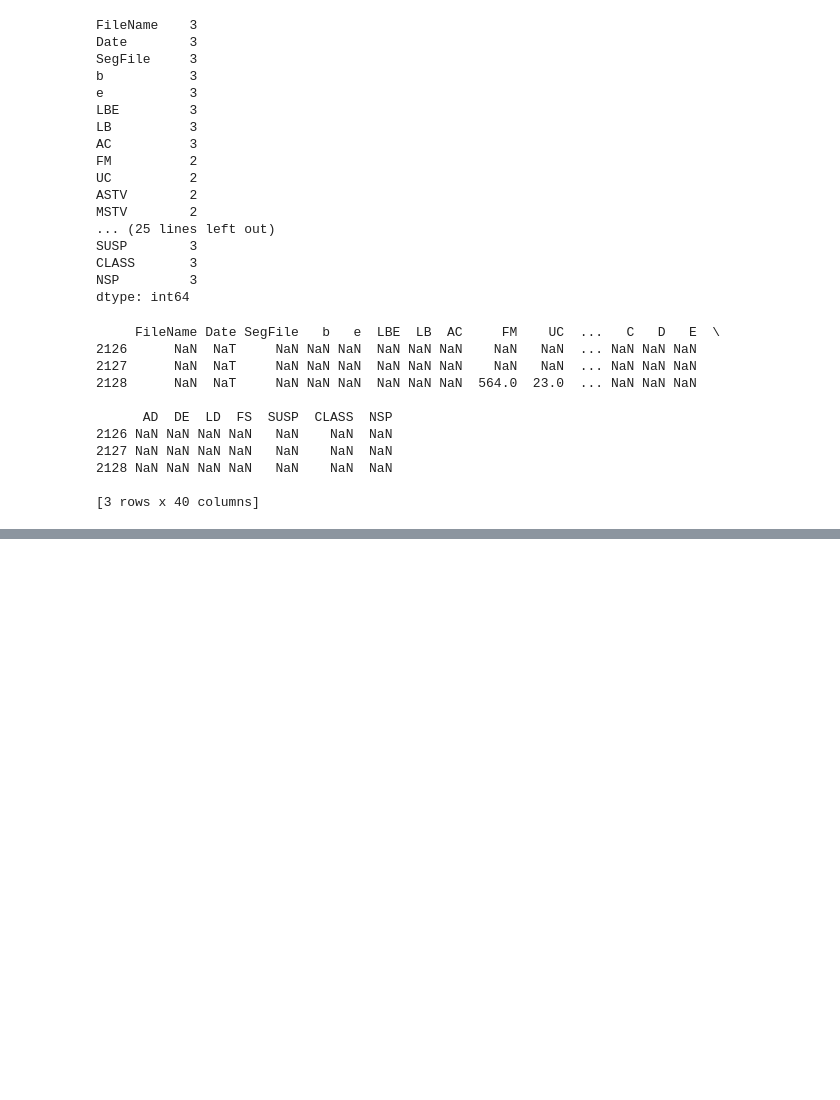
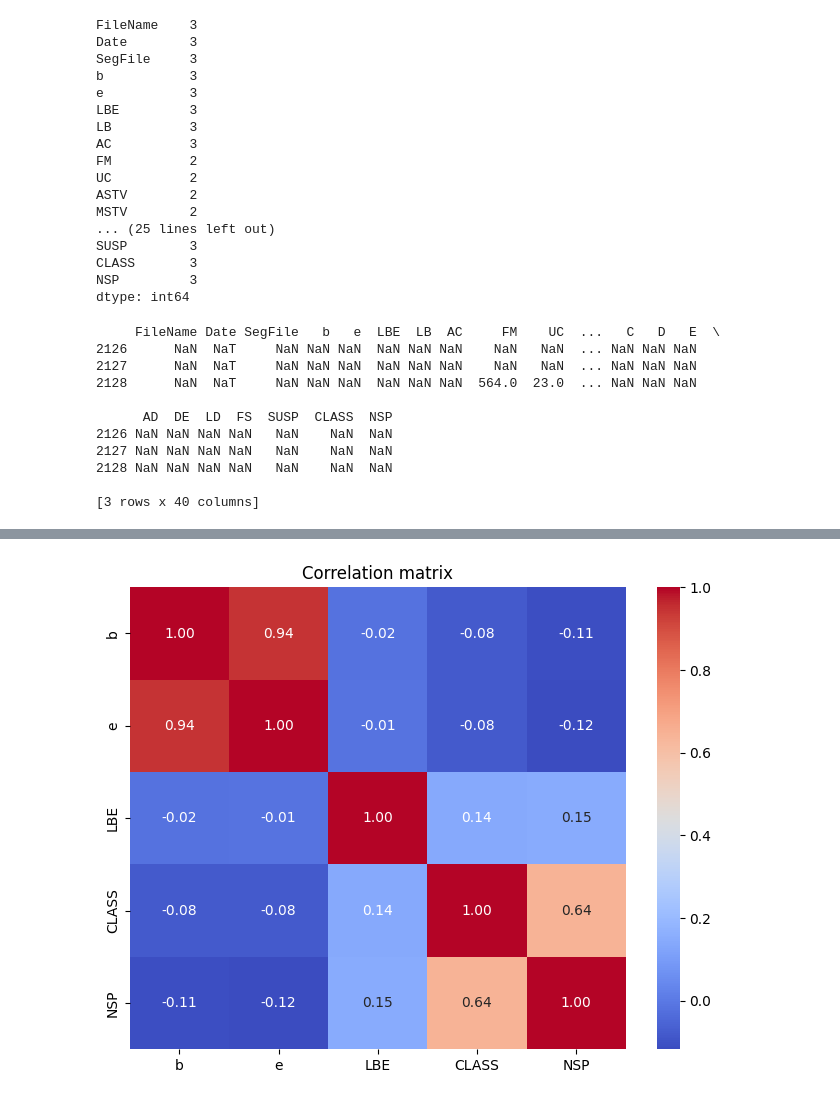
Before and after one commit to minhnion/CTG-Based_Fetal_Health_and_Neurobehavior_Classification, a Jupyter notebook: notebooks/eda.ipynb, the cells around one changed output, grey strips where cells are left out. Drawn from its saved outputs; the diff is of its cells as text; code cells hidden in the pictures; blank space fills up the shorter version.

```diff
--- a/notebooks/eda.ipynb
+++ b/notebooks/eda.ipynb
@@ -97,0 +130,9 @@ df_clean.shape
+# %%
+cols = ['b','e','LBE','CLASS','NSP']
+corr = data_clean[cols].corr()
+plt.figure(figsize=(8,6))
+sns.heatmap(corr, annot=True, cmap='coolwarm', fmt=".2f")
+plt.title("Correlation matrix")
+plt.show()
+# %% [output]
+[figure, added]
```
Also changed, not shown: parts of 13 cells of this notebook, 6 other files.
